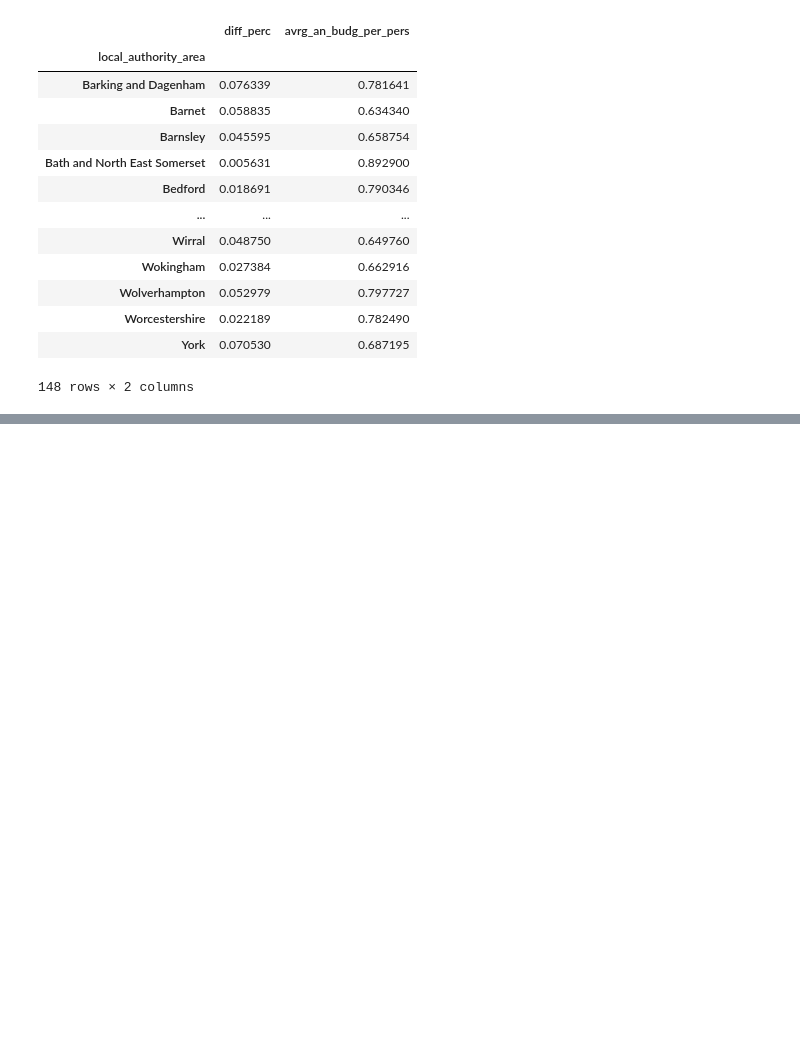
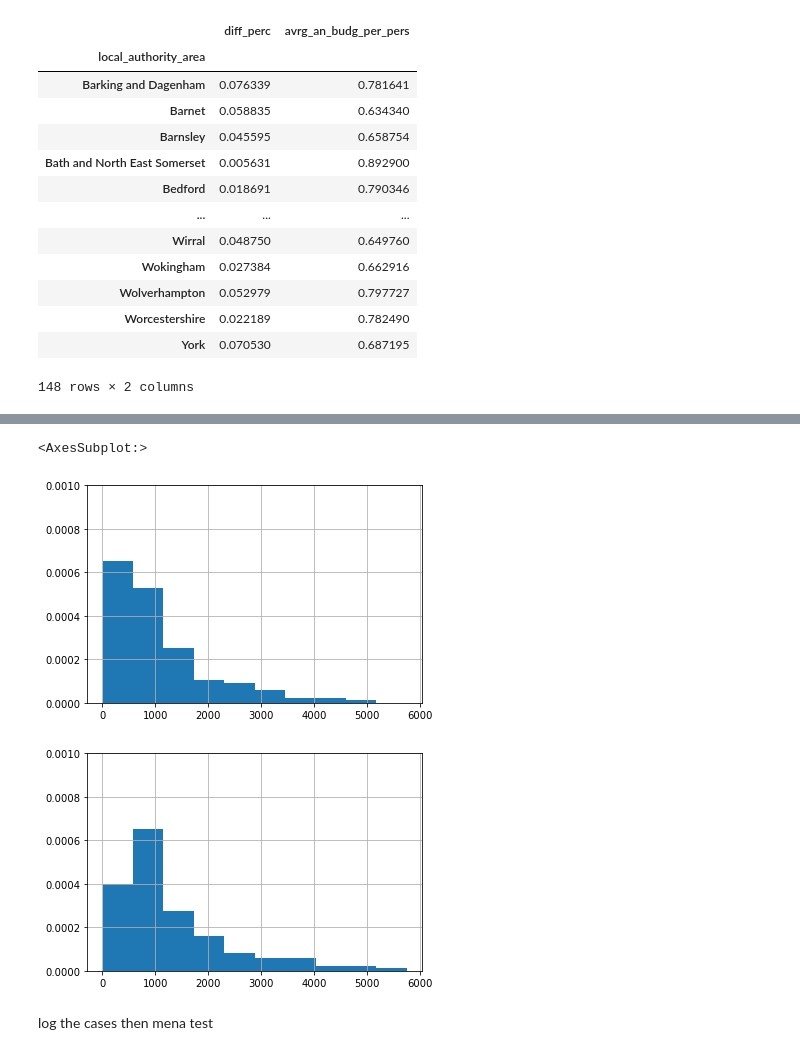
Before and after one commit to DaphneBdn/QM_coursework1, a Jupyter notebook: Coursework1_Analysis_code.ipynb, the cells around one changed output, grey strips where cells are left out. Drawn from its saved outputs; the diff is of its cells as text; code cells hidden in the pictures; blank space fills up the shorter version.

Commit message:
Hypothesis test: pop mean test

```diff
--- a/Coursework1_Analysis_code.ipynb
+++ b/Coursework1_Analysis_code.ipynb
@@ -640,0 +686,8 @@ import seaborn as sns
+# %%
+# Hypothesis test
+
+dataH= df.loc[0:,('local_authority_area','2008_cases_total','2018_cases_total')].set_index('local_authority_area')
+
+#.set_index('local_authority_area')
+
+dataH
@@ -640,0 +744,34 @@ import seaborn as sns
+# %%
+# Visualise the distribution of the data (as histograms)
+
+# Set common x-limits for the histograms:
+# (using int() is a trick to round to the integer below)
+hist_min = int(min(min1,min2))
+hist_max = int(max(max1,max2))
+x_range = [hist_min, hist_max]
+
+# Set common y-limits for the histograms:
+y_range = [0.0,0.001]
+
+# Choose an appropriate number of columns for the histogram:
+# (This choice will give us columns of width 1)
+#n_cols = (hist_max - hist_min)*10
+
+# Now create the plots:
+# (The plt.figure(x) functions create new plots preventing...
+# ... both histograms from being drawn on the same axes.)
+
+plt.figure(1)
+dataH['2008_cases_total'].hist(range=x_range, density=True)
+plt.ylim(y_range)
+
+plt.figure(2)
+plt.ylim(y_range)
+dataH['2018_cases_total'].hist(range=x_range, density=True)
+# %% [output]
+<AxesSubplot:>
+[figure, added]
+[figure, added]
+# %% [markdown]
+log the cases
+then mena test
```
Also changed, not shown: parts of 23 cells of this notebook.
